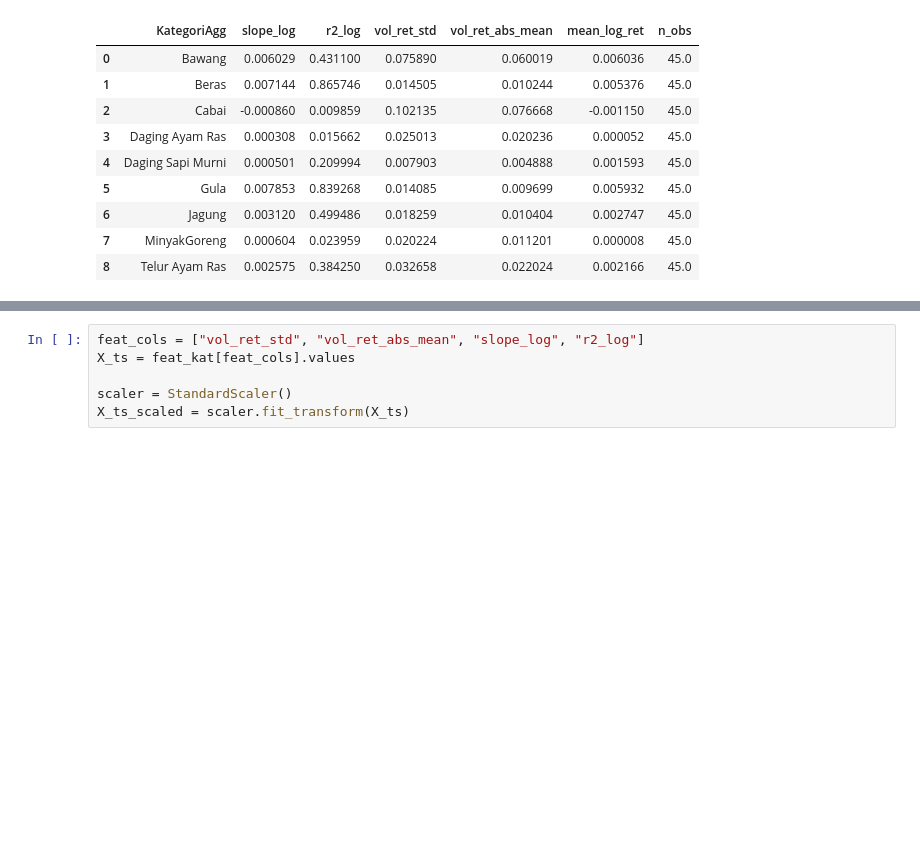
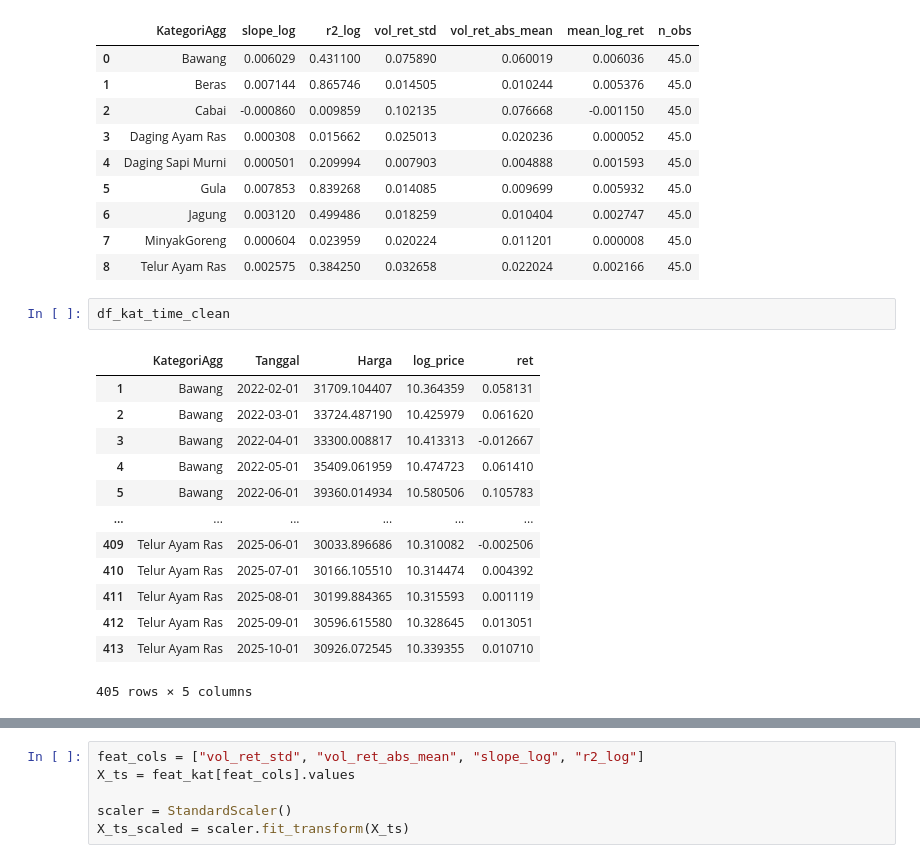
Before and after one commit to ali16180/Clustering-of-Staple-Commodities-in-Indonesia, a Jupyter notebook: G1401231081_Muhammad Hafiz Fazli_Tugas Akhir Individu.ipynb, the cells around one changed output, grey strips where cells are left out. Saved outputs shown, nothing was run; the diff lists cells and outputs as text; blank space fills up the shorter version.

```diff
--- a/G1401231081_Muhammad Hafiz Fazli_Tugas Akhir Individu.ipynb
+++ b/G1401231081_Muhammad Hafiz Fazli_Tugas Akhir Individu.ipynb
@@ -1133,3 +1133,19 @@ feat_kat
 | 6 | Jagung | 0.003120 | 0.499486 | 0.018259 | 0.010404 | 0.002747 | 45.0 |
 | 7 | MinyakGoreng | 0.000604 | 0.023959 | 0.020224 | 0.011201 | 0.000008 | 45.0 |
 | 8 | Telur Ayam Ras | 0.002575 | 0.384250 | 0.032658 | 0.022024 | 0.002166 | 45.0 |
+# %%
+df_kat_time_clean
+# %% [output]
+|  | KategoriAgg | Tanggal | Harga | log_price | ret |
+| 1 | Bawang | 2022-02-01 | 31709.104407 | 10.364359 | 0.058131 |
+| 2 | Bawang | 2022-03-01 | 33724.487190 | 10.425979 | 0.061620 |
+| 3 | Bawang | 2022-04-01 | 33300.008817 | 10.413313 | -0.012667 |
+| 4 | Bawang | 2022-05-01 | 35409.061959 | 10.474723 | 0.061410 |
+| 5 | Bawang | 2022-06-01 | 39360.014934 | 10.580506 | 0.105783 |
+| ... | ... | ... | ... | ... | ... |
+| 409 | Telur Ayam Ras | 2025-06-01 | 30033.896686 | 10.310082 | -0.002506 |
+| 410 | Telur Ayam Ras | 2025-07-01 | 30166.105510 | 10.314474 | 0.004392 |
+| 411 | Telur Ayam Ras | 2025-08-01 | 30199.884365 | 10.315593 | 0.001119 |
+| 412 | Telur Ayam Ras | 2025-09-01 | 30596.615580 | 10.328645 | 0.013051 |
+| 413 | Telur Ayam Ras | 2025-10-01 | 30926.072545 | 10.339355 | 0.010710 |
+405 rows × 5 columns
```
Also changed, not shown: parts of 3 cells of this notebook, 1 other file.
